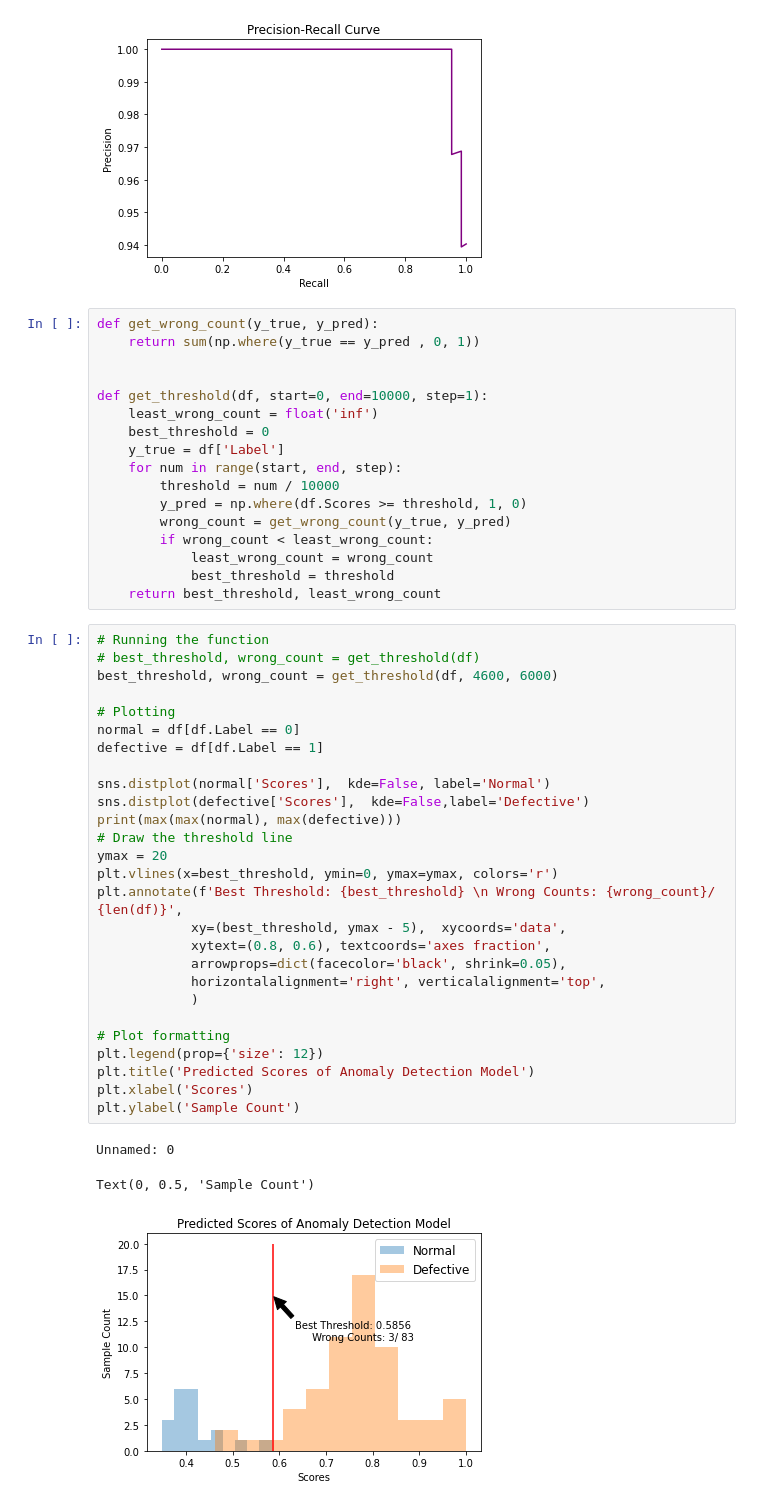
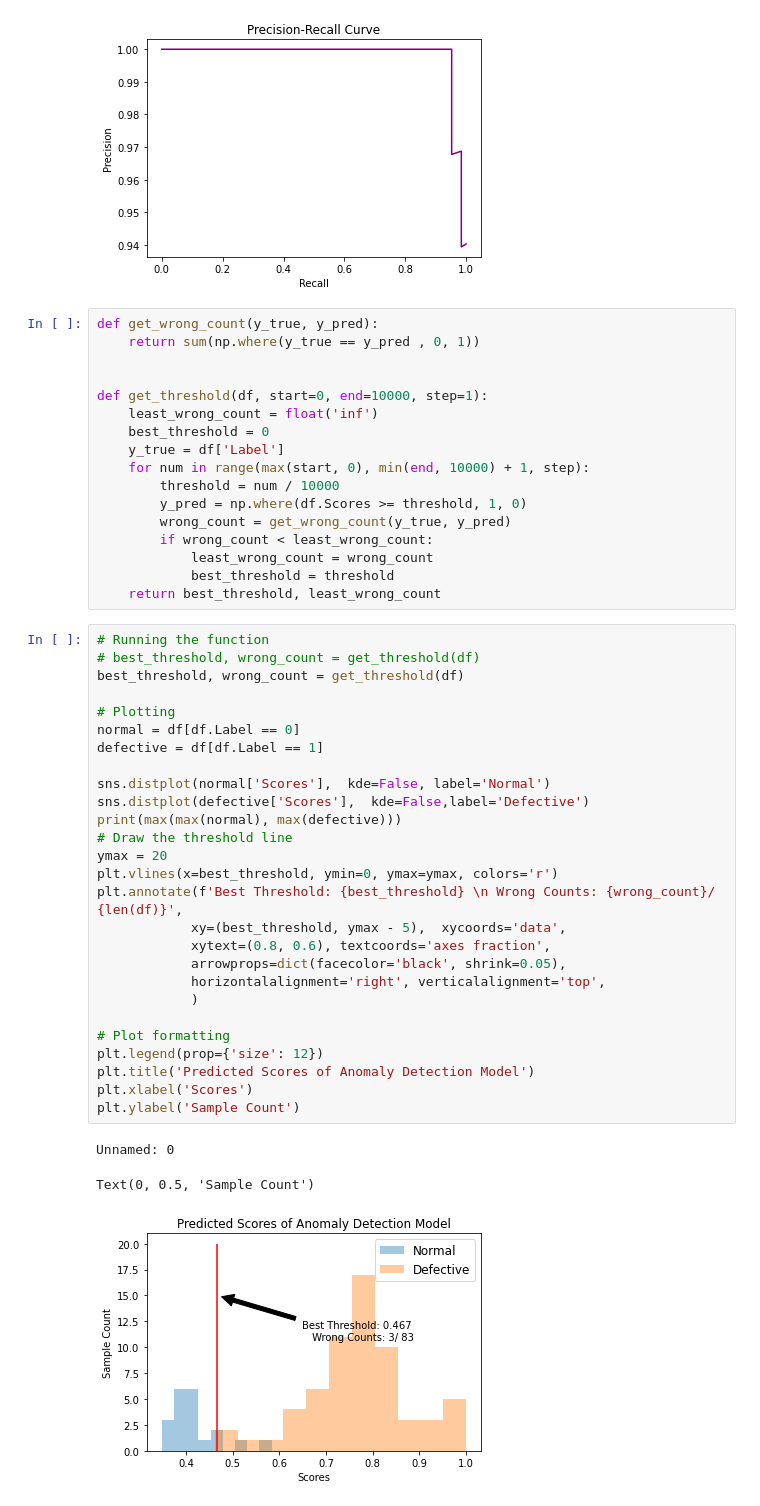
Before and after one commit to Worse2Worst/Confidence-Threshold-Plot, a Jupyter notebook: PR_curve.ipynb, the cells around one changed output. Cells and saved outputs as stored; diff of their text form.

```diff
--- a/PR_curve.ipynb
+++ b/PR_curve.ipynb
@@ -41,7 +41,7 @@ def get_threshold(df, start=0, end=10000, step=1):
     least_wrong_count = float('inf')
     best_threshold = 0
     y_true = df['Label']
-    for num in range(start, end, step):
+    for num in range(max(start, 0), min(end, 10000) + 1, step):
         threshold = num / 10000
         y_pred = np.where(df.Scores >= threshold, 1, 0)
         wrong_count = get_wrong_count(y_true, y_pred)
@@ -52,31 +52,31 @@ def get_threshold(df, start=0, end=10000, step=1):
 # %%
 # Running the function
 # best_threshold, wrong_count = get_threshold(df)
-best_threshold, wrong_count = get_threshold(df, 4600, 6000)
+best_threshold, wrong_count = get_threshold(df)
 
 # Plotting
 normal = df[df.Label == 0]
 defective = df[df.Label == 1]
 
 sns.distplot(normal['Scores'],  kde=False, label='Normal')
 sns.distplot(defective['Scores'],  kde=False,label='Defective')
 print(max(max(normal), max(defective)))
 # Draw the threshold line
 ymax = 20
 plt.vlines(x=best_threshold, ymin=0, ymax=ymax, colors='r')
 plt.annotate(f'Best Threshold: {best_threshold} \n Wrong Counts: {wrong_count}/ {len(df)}',
             xy=(best_threshold, ymax - 5),  xycoords='data',
             xytext=(0.8, 0.6), textcoords='axes fraction',
             arrowprops=dict(facecolor='black', shrink=0.05),
             horizontalalignment='right', verticalalignment='top',
             )
 
 # Plot formatting
 plt.legend(prop={'size': 12})
 plt.title('Predicted Scores of Anomaly Detection Model')
 plt.xlabel('Scores')
 plt.ylabel('Sample Count')
 # %% [output]
 Unnamed: 0
 Text(0, 0.5, 'Sample Count')
-[figure, old version]
+[figure, new version]
```
Also changed, not shown: parts of 1 cell of this notebook.
